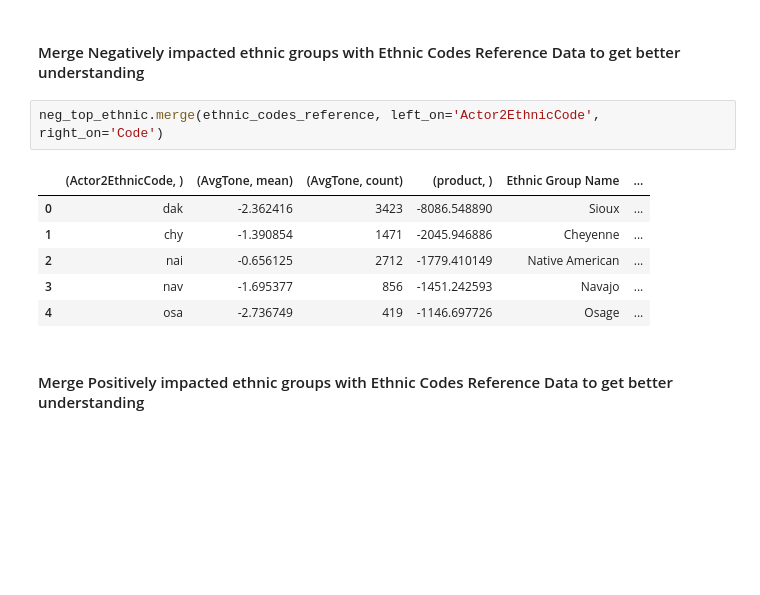
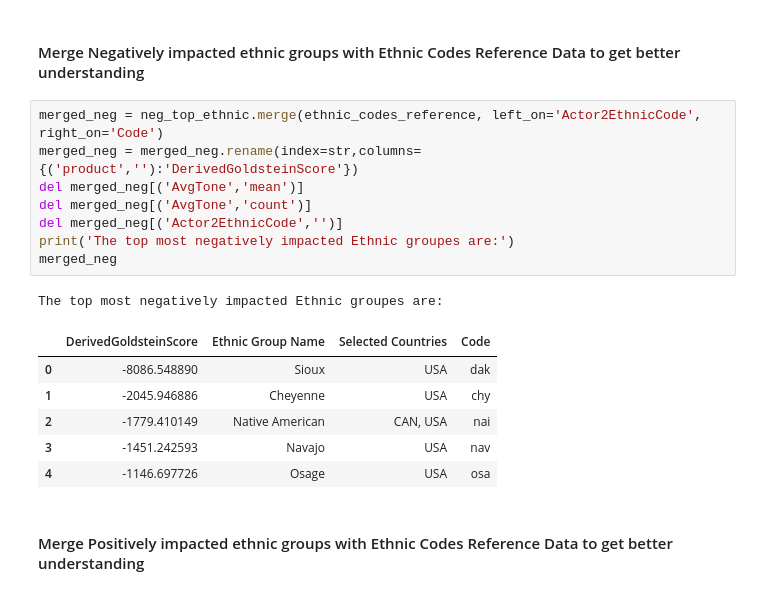
Before and after one commit to arora-par/PythonDataAnalysis, a Jupyter notebook: final/analysis/Analysis 2.ipynb, the cells around one changed output. Cells and saved outputs as stored; diff of their text form; blank space fills up the shorter version.

```diff
--- a/final/analysis/Analysis 2.ipynb
+++ b/final/analysis/Analysis 2.ipynb
@@ -198,14 +198,21 @@ Top 5 positively impacted ethinicties
 | 4 | sco | 0.280097 | 597 | 167.217739 |
 # %% [markdown]
 #### Merge Negatively impacted ethnic groups with Ethnic Codes Reference Data to get better understanding
-# %%
-neg_top_ethnic.merge(ethnic_codes_reference, left_on='Actor2EthnicCode', right_on='Code')
-# %% [output]
-|  | (Actor2EthnicCode, ) | (AvgTone, mean) | (AvgTone, count) | (product, ) | Ethnic Group Name | ... |
-| 0 | dak | -2.362416 | 3423 | -8086.548890 | Sioux | ... |
-| 1 | chy | -1.390854 | 1471 | -2045.946886 | Cheyenne | ... |
-| 2 | nai | -0.656125 | 2712 | -1779.410149 | Native American | ... |
-| 3 | nav | -1.695377 | 856 | -1451.242593 | Navajo | ... |
-| 4 | osa | -2.736749 | 419 | -1146.697726 | Osage | ... |
+# %%
+merged_neg = neg_top_ethnic.merge(ethnic_codes_reference, left_on='Actor2EthnicCode', right_on='Code')
+merged_neg = merged_neg.rename(index=str,columns={('product',''):'DerivedGoldsteinScore'})
+del merged_neg[('AvgTone','mean')]
+del merged_neg[('AvgTone','count')]
+del merged_neg[('Actor2EthnicCode','')]
+print('The top most negatively impacted Ethnic groupes are:')
+merged_neg
+# %% [output]
+The top most negatively impacted Ethnic groupes are:
+|  | DerivedGoldsteinScore | Ethnic Group Name | Selected Countries | Code |
+| 0 | -8086.548890 | Sioux | USA | dak |
+| 1 | -2045.946886 | Cheyenne | USA | chy |
+| 2 | -1779.410149 | Native American | CAN, USA | nai |
+| 3 | -1451.242593 | Navajo | USA | nav |
+| 4 | -1146.697726 | Osage | USA | osa |
 # %% [markdown]
 #### Merge Positively impacted ethnic groups with Ethnic Codes Reference Data to get better understanding
```
Also changed, not shown: parts of 2 cells of this notebook, 2 other files.
